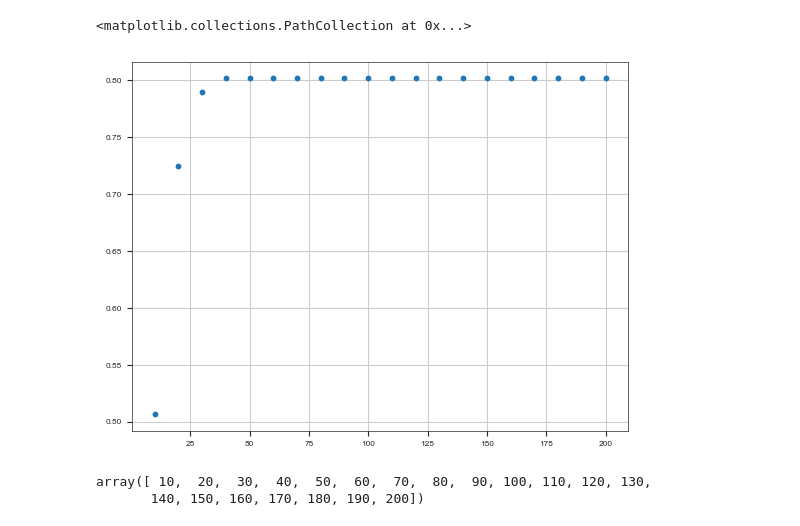
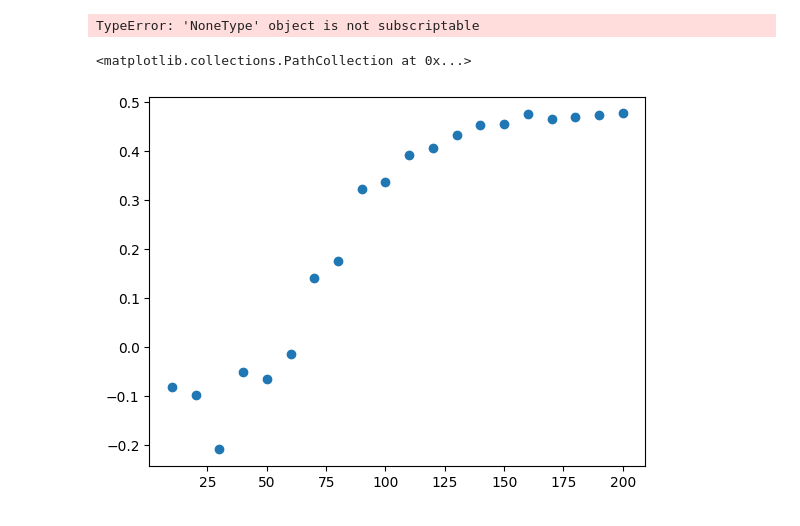
Before and after one commit to ligand-discovery/on-the-fly-modeling, a Jupyter notebook: notebooks/Development.ipynb, the cells around one changed output. Saved outputs shown, nothing was run; the diff lists cells and outputs as text; code cells hidden in the pictures.

Commit message:
refactoring and automated selection

```diff
--- a/notebooks/Development.ipynb
+++ b/notebooks/Development.ipynb
@@ -275,10 +1,73 @@ spline = UnivariateSpline(x, y)
+# %%
+import joblib
+from scipy.stats import rankdata
+from scipy.interpolate import UnivariateSpline
+import pandas as pd
+import os
+from tqdm import tqdm
+import numpy as np
+from scipy.stats import pearsonr
+import sys
+import matplotlib.pyplot as plt
+
+sys.path.append("../src")
+from model import OnTheFlyModel, precalc_embeddings_reference, precalc_embeddings, HitSelectorByOverlap
+
+hits, fid_prom, pid_prom = joblib.load(os.path.join("..", "data", "hits.joblib"))
+fids, _, _ = joblib.load(os.path.join("..", "data", "cemm_emb.joblib"))
+G = joblib.load("../graph_proteins.joblib")
+
+proteome_reference_predictions_file = "../data/proteome_reference_predictions_07.joblib"
+proteome_reference_predictions = joblib.load(proteome_reference_predictions_file)
+
+uniprot_acs = [n for n in G.nodes()]
+
+
+model = OnTheFlyModel()
+
+
+def task_evaluator(model, uniprot_acs, tfidf, max_hit_fragments, max_fragment_promicuity, do_auroc=True):
+    data = HitSelectorByOverlap(uniprot_acs, tfidf=tfidf).select(max_hit_fragments=max_hit_fragments, max_fragment_promiscuity=max_fragment_promicuity)
+    model.baseline_classifier.fit(precalc_embeddings, data["y"])
+    y_hat_ref = np.array(model.baseline_classifier.predict_proba(precalc_embeddings_reference)[:,1])
+    rho = np.nanmean([pearsonr(y_hat_ref, proteome_reference_predictions[:,j])[0] for j in range(proteome_reference_predictions.shape[1])])
+    if do_auroc:
+        auroc = model.estimate_performance(data["y"], baseline=True, n_splits=10)
+    else:
+        auroc = (None, None)
+    prom = np.mean(data[data["y"] == 1]["prom"])
+    hits = np.mean(data[data["y"] == 1]["hits"])
+    result = {
+        "auroc": auroc,
+        "prom": prom,
+        "hits": hits,
+        "ref_rho": rho
+    }
+    return result
+
+
+def screen_max_hit_fragments(model, uniprot_acs, tfidf, max_fragment_promiscuity=500):
+    cuts = [int(x) for x in np.arange(10, 210, 10)]
+    aurocs = []
+    proms = []
+    hits = []
+    ref_rhos = []
+    for n in tqdm(cuts):
+        results = task_evaluator(model, uniprot_acs, tfidf, n, max_fragment_promiscuity, do_auroc=False)
+        aurocs += [results["auroc"][0]]
+        proms += [results["prom"]]
+        hits += [results["hits"]]
+        ref_rhos += [results["ref_rho"]]
+    return pd.DataFrame({"hit_cut": cuts, "auroc": aurocs, "prom": proms, "hits": hits, "ref_rho": ref_rhos})
+
+
+
+
+data = screen_max_hit_fragments(model, uniprot_acs, tfidf=True)
+# %% [output]
+TypeError: 'NoneType' object is not subscriptable
 # %%
-plt.scatter(data["cut"], data["auroc"])
+plt.scatter(data["hit_cut"], data["prom"])
 # %% [output]
 <matplotlib.collections.PathCollection at 0x...>
-[figure, old version]
+[figure, new version]
-# %%
-np.arange(10, 210, 10)
-# %% [output]
-array([ 10,  20,  30,  40,  50,  60,  70,  80,  90, 100, 110, 120, 130,
-       140, 150, 160, 170, 180, 190, 200])
```
Also changed, not shown: parts of 22 cells of this notebook, 4 other files.
